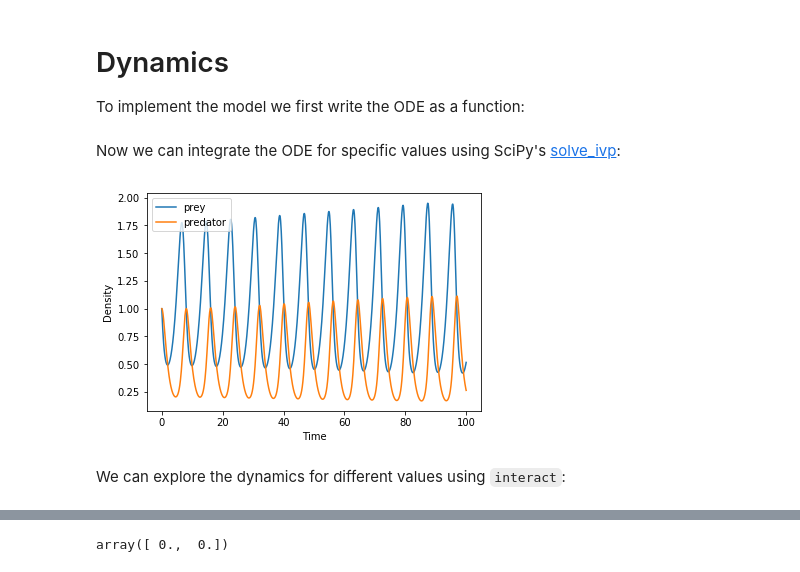
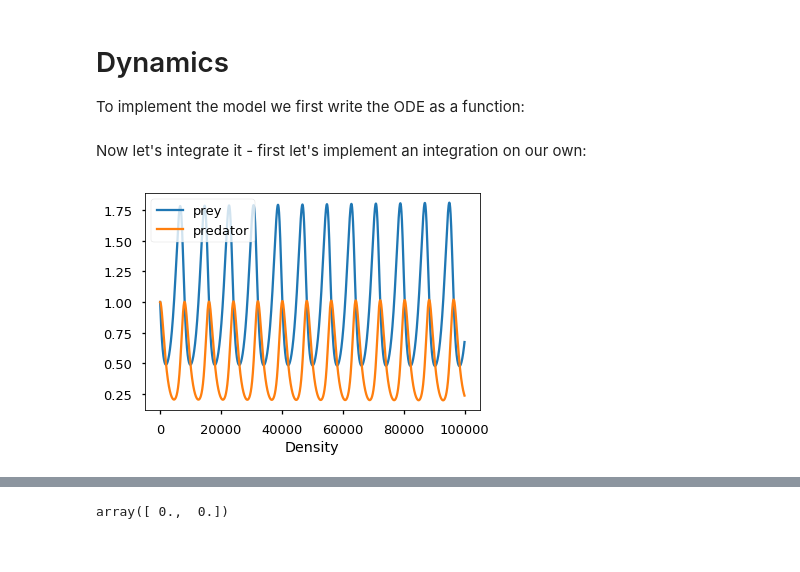
Before and after one commit to yoavram/SciComPy, a Jupyter notebook: notebooks/predator-prey.ipynb, the cells around one changed output, grey strips where cells are left out. Drawn from its saved outputs; the diff is of its cells as text; code cells hidden in the pictures.

```diff
--- a/notebooks/predator-prey.ipynb
+++ b/notebooks/predator-prey.ipynb
@@ -8,6 +8,8 @@ from functools import partial
 %matplotlib inline
 import numpy as np
 import matplotlib.pyplot as plt
+import seaborn as sns
+sns.set_context('talk')
 
 import scipy
 from scipy.integrate import solve_bvp, solve_ivp, odeint
@@ -46,26 +47,5 @@ def dxydt(t, xy, b, h, ϵ, d):
     dx = b * x - h * x * y
     dy = ϵ * h * x * y - d * y
     return np.array([dx, dy])
-# %% [markdown]
-Now we can integrate the ODE for specific values using SciPy's [solve_ivp](https://docs.scipy.org/doc/scipy/reference/generated/scipy.integrate.solve_ivp.html):
-# %%
-b = 2/3
-h = 4/3
-ϵ = 3/4
-d = 1
-
-t = np.linspace(0, 100, 1000)
-
-xy0 = (1, 1)
-
-_dxydt = partial(dxydt, b=b, h=h, ϵ=ϵ, d=d)
-sol = solve_ivp(_dxydt, (t.min(), t.max()), xy0, t_eval=t)
-
-plt.plot(sol.t, sol.y.T)
-plt.legend(('prey', 'predator'))
-plt.xlabel('Time')
-plt.ylabel('Density');
-# %% [output]
-[figure, removed]
-# %% [markdown]
-We can explore the dynamics for different values using `interact`:
+# %% [markdown]
+Now let's integrate it - first let's implement an integration on our own:
@@ -71,0 +65,8 @@ We can explore the dynamics for different values using `interact`:
+# %%
+plt.plot(xy[0,:], label='prey')
+plt.plot(xy[1,:], label='predator')
+plt.xlabel('Time')
+plt.xlabel('Density')
+plt.legend();
+# %% [output]
+[figure, added]
```
Also changed, not shown: parts of 39 cells of this notebook.
